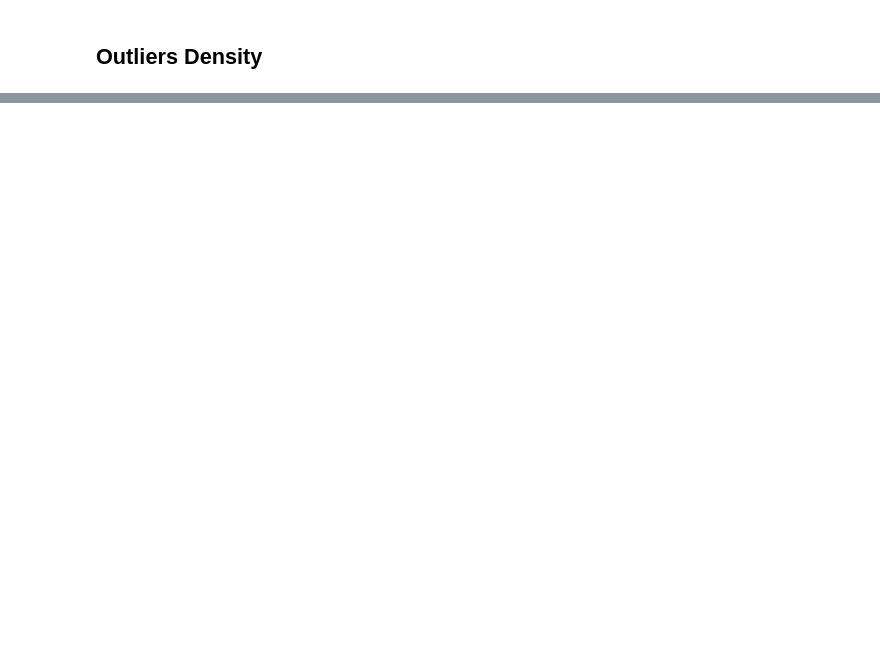
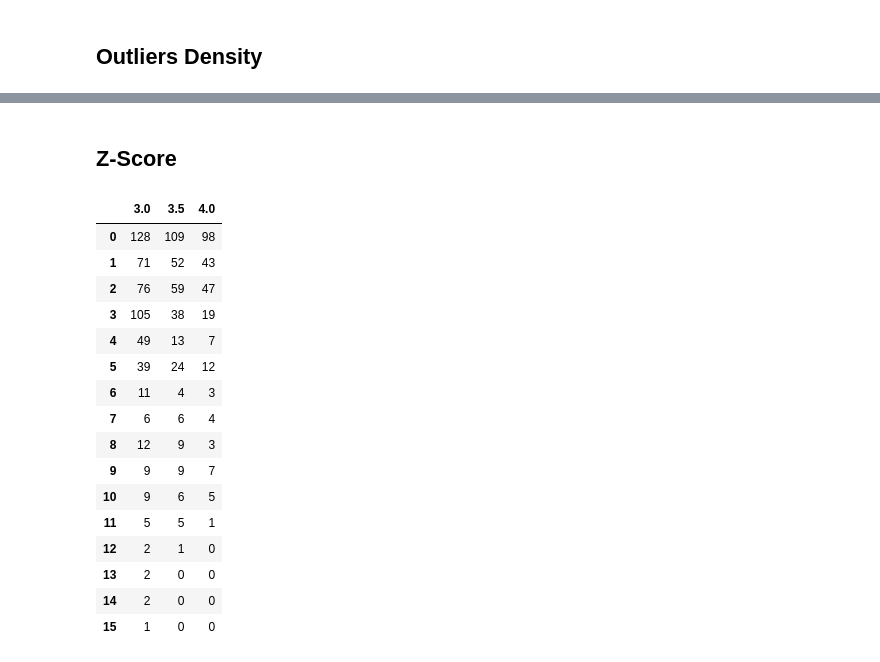
Before and after one commit to leonorcoelh0/TCD, a Jupyter notebook: Code/mainActivityNew.ipynb, the cells around one changed output, grey strips where cells are left out. Drawn from its saved outputs; the diff is of its cells as text; code cells hidden in the pictures; blank space fills up the shorter version.

```diff
--- a/Code/mainActivityNew.ipynb
+++ b/Code/mainActivityNew.ipynb
@@ -69,0 +186,48 @@ def calc_mod(data, n_act=16):
+# %% [markdown]
+## Z-Score
+# %%
+def zscore(data):
+    z = (data - data.mean()) / data.std()
+
+    return z
+
+def outliersZscore(data,n_act=16):
+    outliers = list()
+
+    for k in k_values:
+        k_out = list()
+        for act in range(1,n_act+1):
+            z = zscore(data[act])
+
+            out = z.loc[(z < -k) | (z > k)]
+
+            k_out.append(out.shape[0])
+
+        df = pd.DataFrame(k_out)
+        df.columns = [k]
+        outliers.append(df)
+
+    outliers = pd.concat(outliers,axis=1)
+    return outliers
+
+out_acc = outliersZscore(acc)
+
+out_acc
+# %% [output]
+|  | 3.0 | 3.5 | 4.0 |
+| 0 | 128 | 109 | 98 |
+| 1 | 71 | 52 | 43 |
+| 2 | 76 | 59 | 47 |
+| 3 | 105 | 38 | 19 |
+| 4 | 49 | 13 | 7 |
+| 5 | 39 | 24 | 12 |
+| 6 | 11 | 4 | 3 |
+| 7 | 6 | 6 | 4 |
+| 8 | 12 | 9 | 3 |
+| 9 | 9 | 9 | 7 |
+| 10 | 9 | 6 | 5 |
+| 11 | 5 | 5 | 1 |
+| 12 | 2 | 1 | 0 |
+| 13 | 2 | 0 | 0 |
+| 14 | 2 | 0 | 0 |
+| 15 | 1 | 0 | 0 |
```
Also changed, not shown: parts of 7 cells of this notebook, 1 other file.
